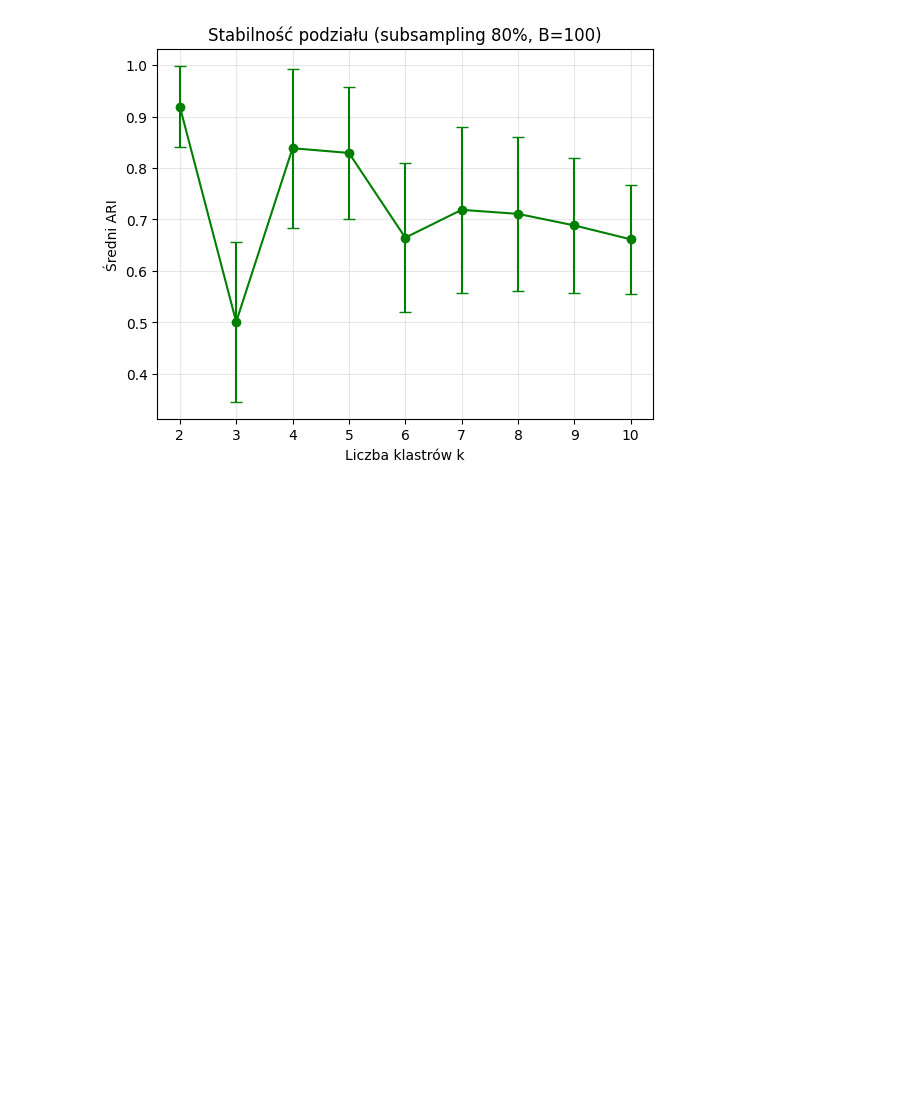
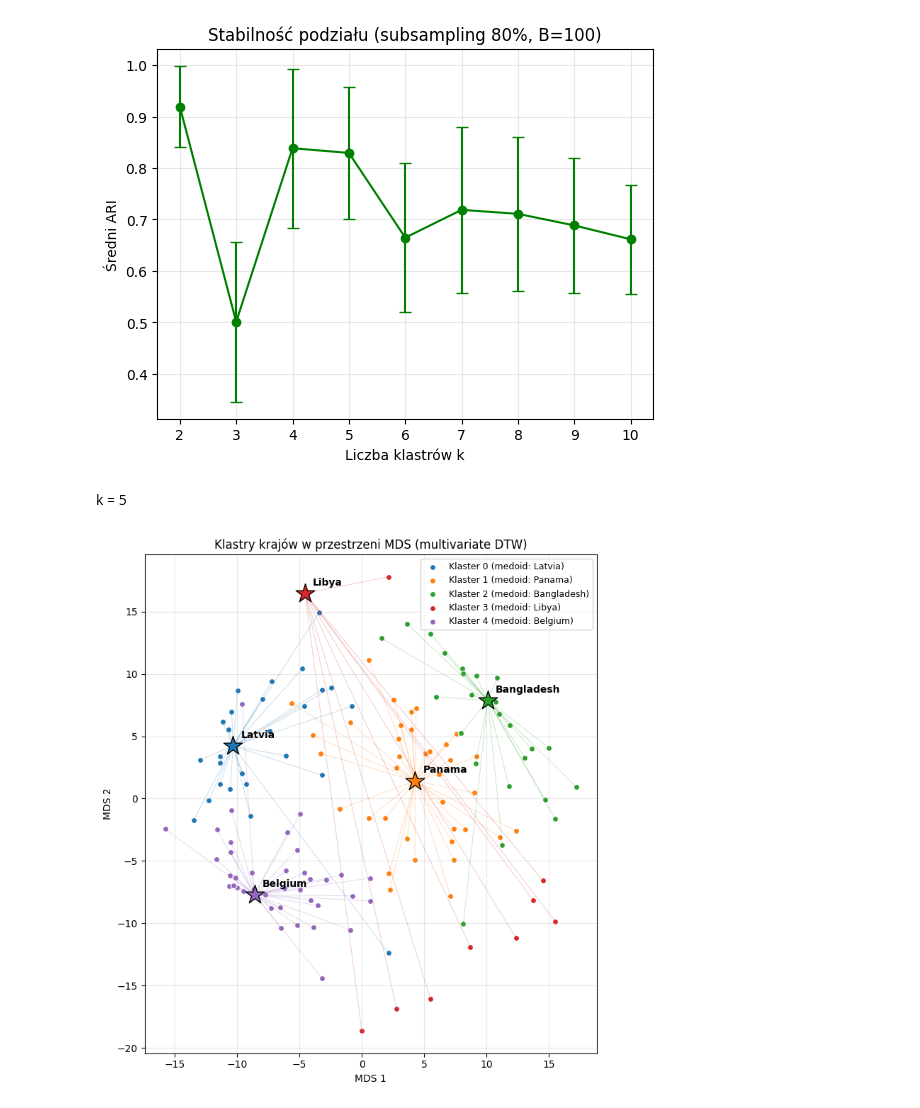
Before and after one commit to Jakarekk/Climate_transformation_pathways, a Jupyter notebook: clust.ipynb, the cells around one changed output. Drawn from its saved outputs; the diff is of its cells as text; code cells hidden in the pictures; blank space fills up the shorter version.

```diff
--- a/clust.ipynb
+++ b/clust.ipynb
@@ -161,3 +164,43 @@ plt.savefig('attachments/stability_plot.png', dpi=300)
 plt.show()
 # %% [output]
 [figure]
+# %% [markdown]
+k = 5
+# %%
+result = kmedoids.fasterpam(X, 5, random_state=seed)
+# %%
+from sklearn.manifold import MDS
+
+labels  = np.asarray(result.labels)
+medoids = np.asarray(result.medoids)
+names   = np.asarray(kraje)
+
+# rzut macierzy DTW do 2D
+X2 = MDS(n_components=2, dissimilarity='precomputed', random_state=seed, n_init=8).fit_transform(diss)
+
+colors = ['#1f77b4', '#ff7f0e', '#2ca02c', '#d62728', '#9467bd']
+fig, ax = plt.subplots(figsize=(11, 8))
+
+for k, m in enumerate(medoids):
+    idx = np.where(labels == k)[0]
+    # linie kraj -> medoid
+    for i in idx:
+        ax.plot([X2[i, 0], X2[m, 0]], [X2[i, 1], X2[m, 1]], color=colors[k], alpha=0.25, lw=0.7)
+    # kraje
+    ax.scatter(X2[idx, 0], X2[idx, 1], color=colors[k], s=35, edgecolor='white',
+               label=f'Klaster {k} (medoid: {names[m]})')
+    # medoid
+    ax.scatter(X2[m, 0], X2[m, 1], color=colors[k], marker='*', s=400, edgecolor='black', zorder=5)
+    ax.annotate(names[m], (X2[m, 0], X2[m, 1]), xytext=(8, 8), textcoords='offset points',
+                fontsize=10, fontweight='bold')
+
+ax.set_aspect('equal')
+ax.set_xlabel('MDS 1'); ax.set_ylabel('MDS 2')
+ax.set_title('Klastry krajów w przestrzeni MDS (multivariate DTW)')
+ax.legend(loc='best', fontsize=9)
+ax.grid(alpha=0.3)
+plt.tight_layout()
+plt.savefig('attachments/clusters_mds.png', dpi=300)
+plt.show()
+# %% [output]
+[figure, added]
```
Also changed, not shown: parts of 1 cell of this notebook.
